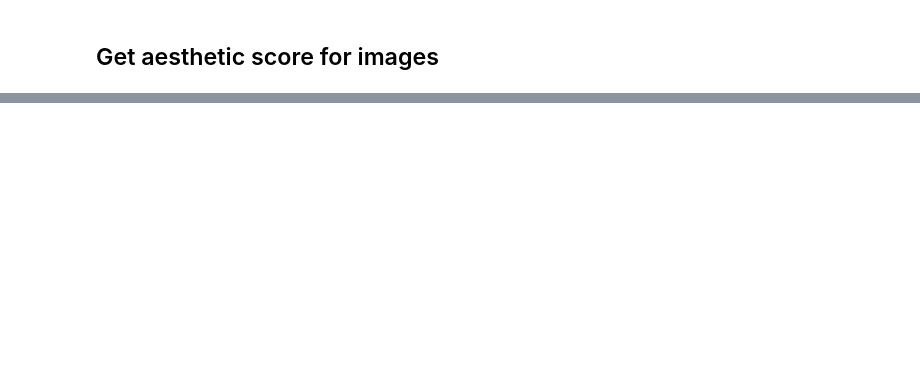
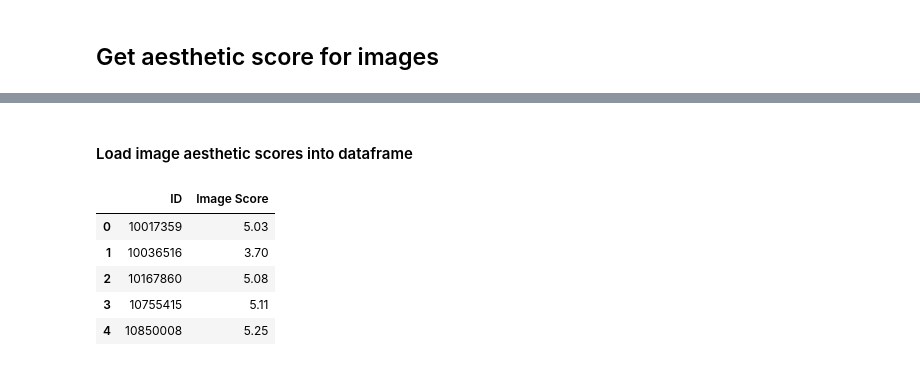
Before and after one commit to deepak-karkala/airbnb-data-science, a Jupyter notebook: notebooks/rank_listings_by_image_aesthetics.ipynb, the cells around one changed output, grey strips where cells are left out. Cells and saved outputs as stored; diff of their text form; code cells hidden in the pictures; blank space fills up the shorter version.

```diff
--- a/notebooks/rank_listings_by_image_aesthetics.ipynb
+++ b/notebooks/rank_listings_by_image_aesthetics.ipynb
@@ -78,0 +78,17 @@ KeyboardInterrupt:
+# %% [markdown]
+#### Load image aesthetic scores into dataframe
+# %%
+with open('image_aesthetic_score.txt') as f:
+    img_scores = json.load(f)
+dfis = pd.DataFrame(img_scores)
+dfis.columns = ["ID", "Image Score"]
+dfis["ID"] = dfis["ID"].astype(int)
+dfis["Image Score"] = np.round(dfis["Image Score"], 2)
+dfis.head(5)
+# %% [output]
+|  | ID | Image Score |
+| 0 | 10017359 | 5.03 |
+| 1 | 10036516 | 3.70 |
+| 2 | 10167860 | 5.08 |
+| 3 | 10755415 | 5.11 |
+| 4 | 10850008 | 5.25 |
```
Also changed, not shown: parts of 12 cells of this notebook, 1 other file.
